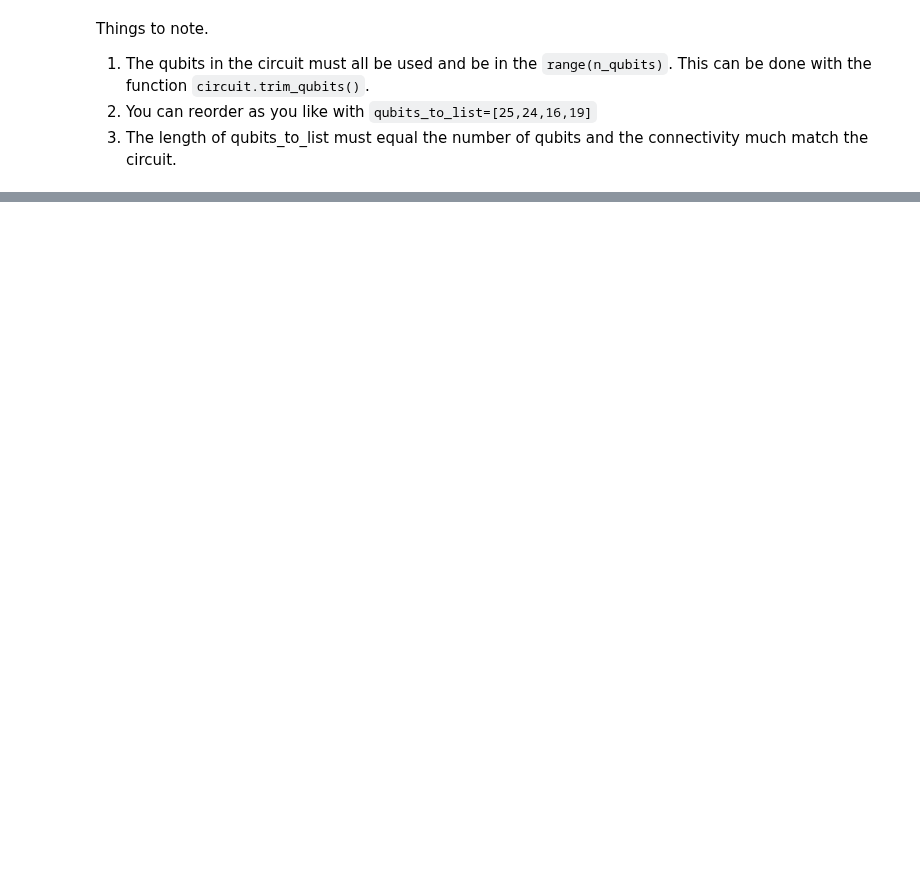
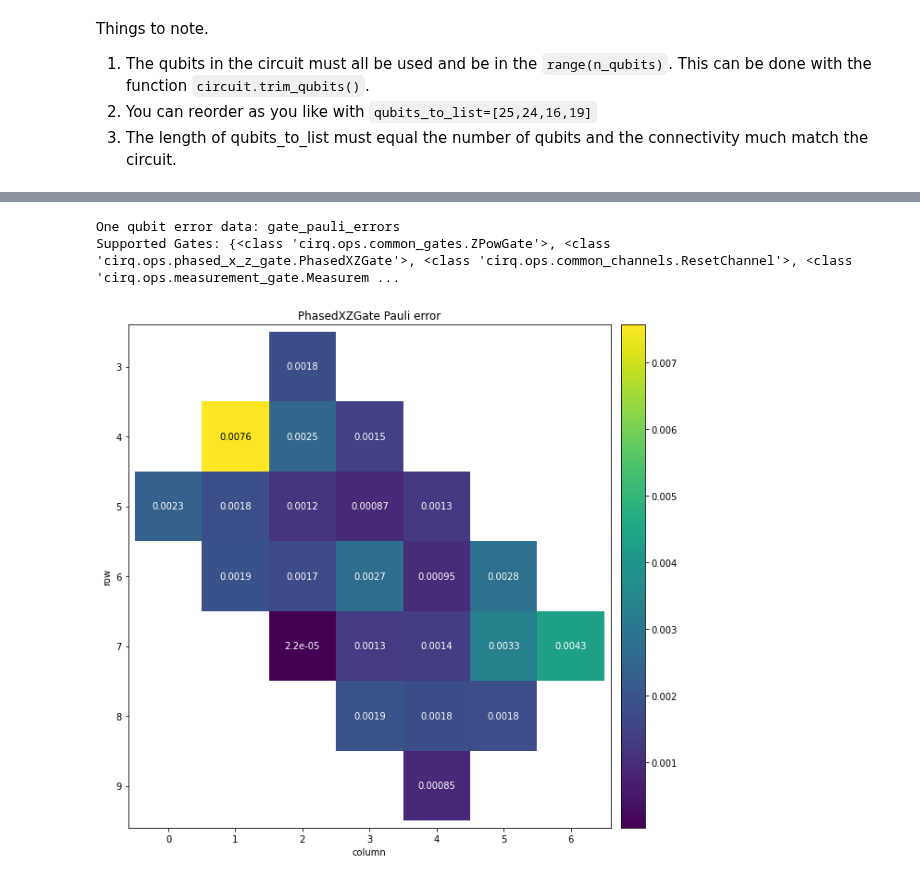
Before and after one commit to sandbox-quantum/Tangelo, a Jupyter notebook: examples/linq/cirq_device.ipynb, the cells around one changed output, grey strips where cells are left out. Saved outputs shown, nothing was run; the diff lists cells and outputs as text; code cells hidden in the pictures; blank space fills up the shorter version.

```diff
--- a/examples/linq/cirq_device.ipynb
+++ b/examples/linq/cirq_device.ipynb
@@ -147,0 +192,17 @@ Things to note.
+# %%
+print(f"One qubit error data: gate_pauli_errors")
+print(f"Supported Gates: {noise_props.single_qubit_gates()}")
+fig, ax = plt.subplots(figsize=(10, 10))
+gate = cirq.PhasedXZGate
+measures = {
+    op_id.qubits: pauli_error
+    for op_id, pauli_error in noise_props.gate_pauli_errors.items()
+    if op_id.gate_type == gate
+}
+ax.set_title(f"{gate.__name__} Pauli error")
+_ = cirq.Heatmap(measures).plot(ax)
+fig.show()
+# %% [output]
+One qubit error data: gate_pauli_errors
+Supported Gates: {<class 'cirq.ops.common_gates.ZPowGate'>, <class 'cirq.ops.phased_x_z_gate.PhasedXZGate'>, <class 'cirq.ops.common_channels.ResetChannel'>, <class 'cirq.ops.measurement_gate.Measurem ...
+[figure, added]
```
Also changed, not shown: parts of 12 cells of this notebook.
